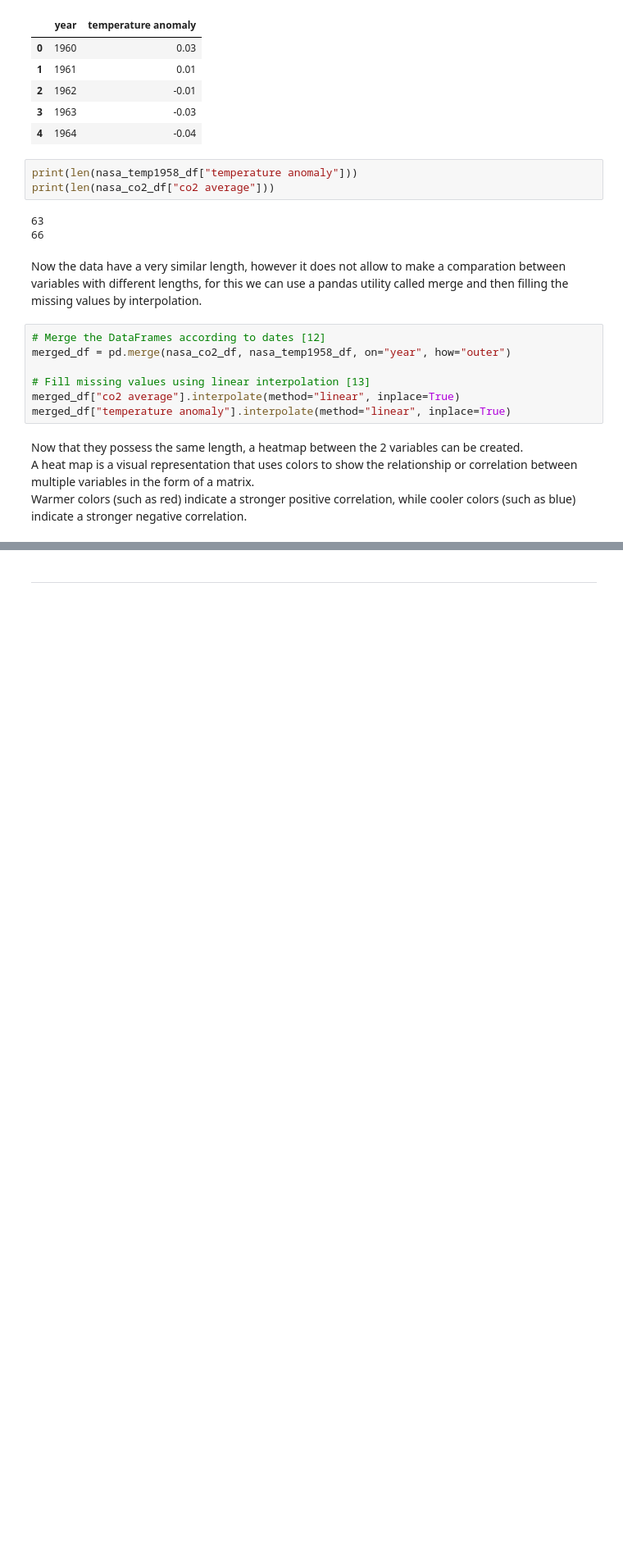
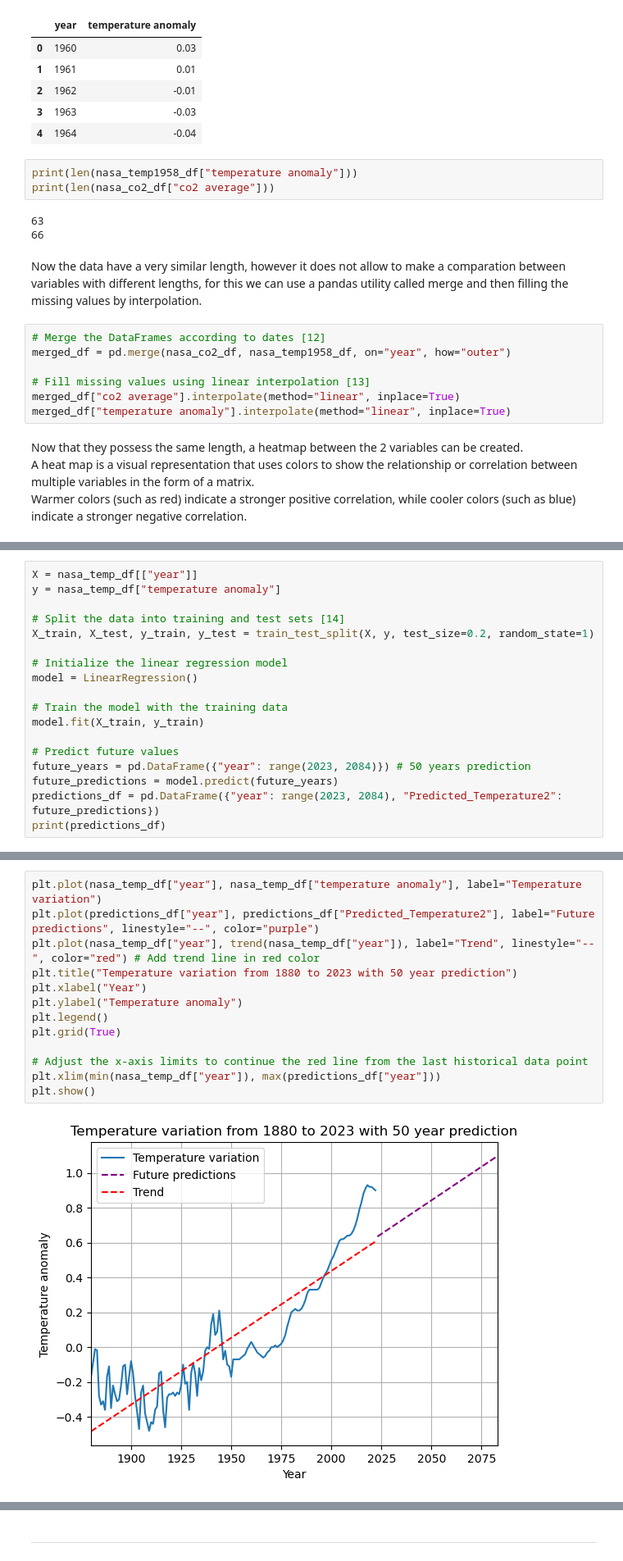
Before and after one commit to jalaca91/project2-programming-data-analysis, a Jupyter notebook: project.ipynb, the cells around one changed output, grey strips where cells are left out. Shown at 82% size. Saved outputs shown, nothing was run; the diff lists cells and outputs as text; blank space fills up the shorter version.

Commit message:
predictions + references + fixing format + conclusions

```diff
--- a/project.ipynb
+++ b/project.ipynb
@@ -518,0 +527,18 @@ plt.show()
+# %%
+X = nasa_temp_df[["year"]]
+y = nasa_temp_df["temperature anomaly"]
+
+# Split the data into training and test sets [14]
+X_train, X_test, y_train, y_test = train_test_split(X, y, test_size=0.2, random_state=1)
+
+# Initialize the linear regression model
+model = LinearRegression()
+
+# Train the model with the training data
+model.fit(X_train, y_train)
+
+# Predict future values
+future_years = pd.DataFrame({"year": range(2023, 2084)}) # 50 years prediction
+future_predictions = model.predict(future_years)
+predictions_df = pd.DataFrame({"year": range(2023, 2084), "Predicted_Temperature2": future_predictions})
+print(predictions_df)
@@ -518,0 +564,15 @@ plt.show()
+# %%
+plt.plot(nasa_temp_df["year"], nasa_temp_df["temperature anomaly"], label="Temperature variation")
+plt.plot(predictions_df["year"], predictions_df["Predicted_Temperature2"], label="Future predictions", linestyle="--", color="purple")
+plt.plot(nasa_temp_df["year"], trend(nasa_temp_df["year"]), label="Trend", linestyle="--", color="red") # Add trend line in red color
+plt.title("Temperature variation from 1880 to 2023 with 50 year prediction")
+plt.xlabel("Year")
+plt.ylabel("Temperature anomaly")
+plt.legend()
+plt.grid(True)
+
+# Adjust the x-axis limits to continue the red line from the last historical data point
+plt.xlim(min(nasa_temp_df["year"]), max(predictions_df["year"]))
+plt.show()
+# %% [output]
+[figure, added]
```
Also changed, not shown: parts of 13 cells of this notebook.
